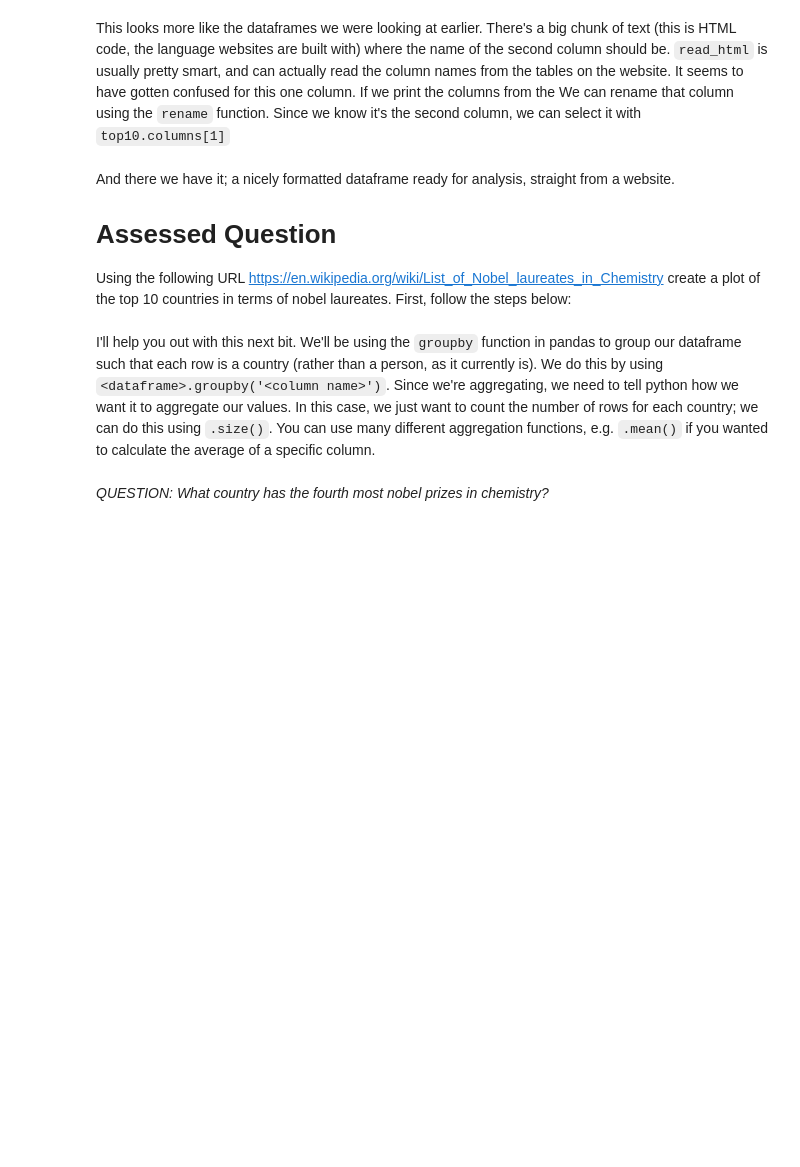
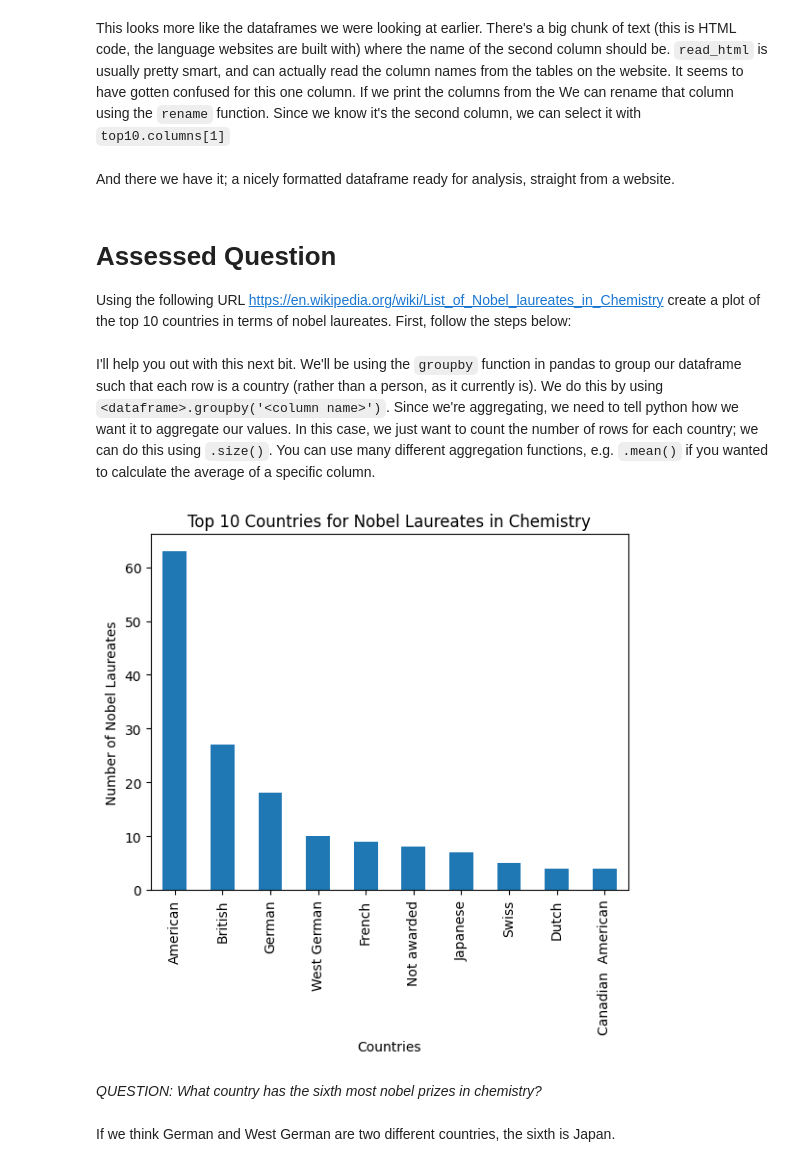
Before and after one commit to YIQISHENG/QM2, a Jupyter notebook: notebooks/W02. Pandas.ipynb, the cells around one changed output. Saved outputs shown, nothing was run; the diff lists cells and outputs as text; code cells hidden in the pictures; blank space fills up the shorter version.

```diff
--- a/notebooks/W02. Pandas.ipynb
+++ b/notebooks/W02. Pandas.ipynb
@@ -387,9 +387,9 @@ This looks more like the dataframes we were looking at earlier. There's a big ch
 # %%
 top10.rename(columns={top10.columns[1]: "Title" }, inplace = True)
 top10
+# %% [markdown]
+And there we have it; a nicely formatted dataframe ready for analysis, straight from a website.
 # %% [markdown]
-And there we have it; a nicely formatted dataframe ready for analysis, straight from a website.
-
 
 # Assessed Question
 
@@ -401,12 +401,29 @@ Using the following URL https://en.wikipedia.org/wiki/List_of_Nobel_laureates_in
 # %% [markdown]
 I'll help you out with this next bit. We'll be using the `groupby` function in pandas to group our dataframe such that each row is a country (rather than a person, as it currently is). We do this by using `<dataframe>.groupby('<column name>')`. Since we're aggregating, we need to tell python how we want it to aggregate our values. In this case, we just want to count the number of rows for each country; we can do this using `.size()`. You can use many different aggregation functions, e.g. `.mean()` if you wanted to calculate the average of a specific column.
 # %%
-# here, we're creating a new dataframe called 'country' in which each row is a country, and the values represent the number of nobel laureates.
-countries=chem.groupby('Country[B]').size()
+import pandas as pd
 
-#now let's sort it in descending order
-countries.sort_values(ascending=False)
+# create a new dataframe called 'country' in which each row is a country, and the values represent the number of nobel laureates.
+url = 'https://en.wikipedia.org/wiki/List_of_Nobel_laureates_in_Chemistry'
+chem_tables = pd.read_html(url)
+chem = chem_tables[0]
+country = chem.groupby('Nationality[B]').size()
+
+# now sort it in descending order
+country.sort_values(ascending=False, inplace=True)
 
 # finally, plot the top 10 countries
+import matplotlib.pyplot as plt
+
+top10countries = country.head(10)
+top10countries.plot(kind='bar')
+plt.title('Top 10 Countries for Nobel Laureates in Chemistry')
+plt.xlabel('Countries')
+plt.ylabel('Number of Nobel Laureates')
+plt.show()
+# %% [output]
+[figure, added]
 # %% [markdown]
-*QUESTION: What country has the fourth most nobel prizes in chemistry?*
+*QUESTION: What country has the sixth most nobel prizes in chemistry?*
+# %% [markdown]
+If we think German and West German are two different countries, the sixth is Japan.
```
